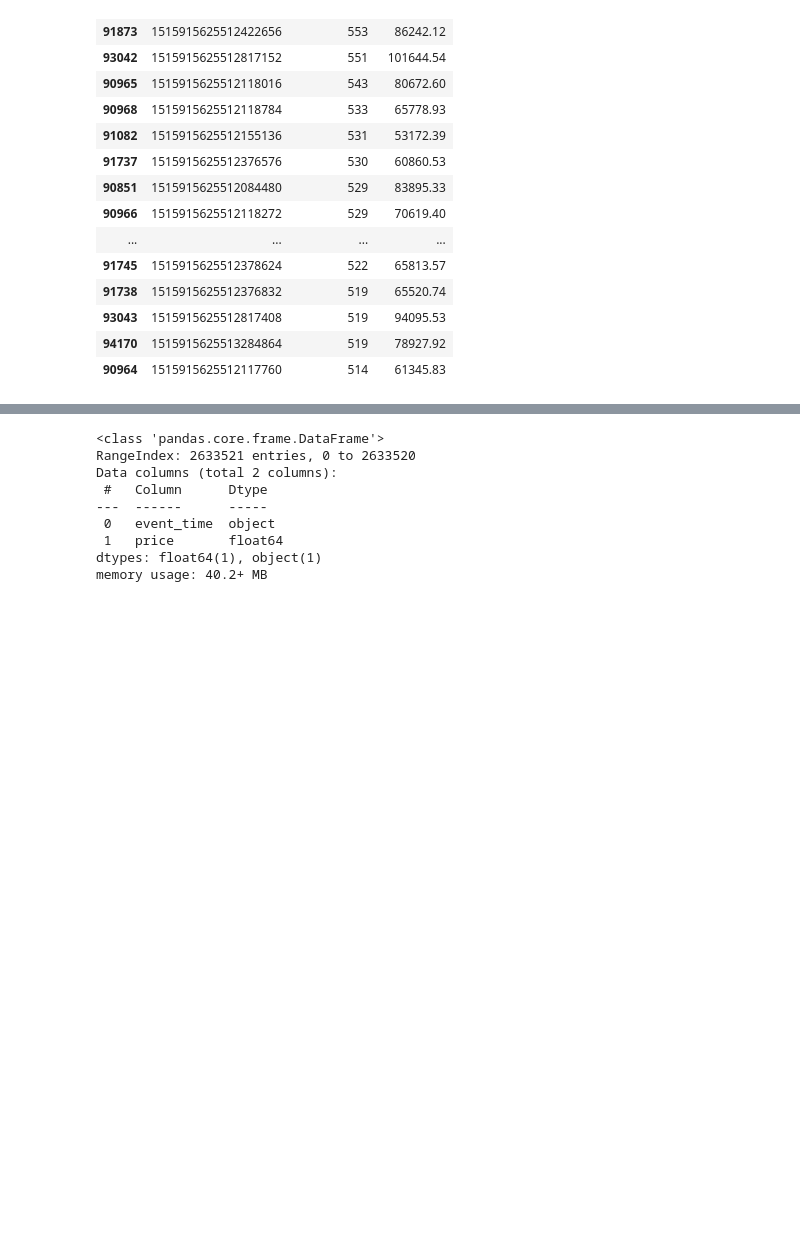
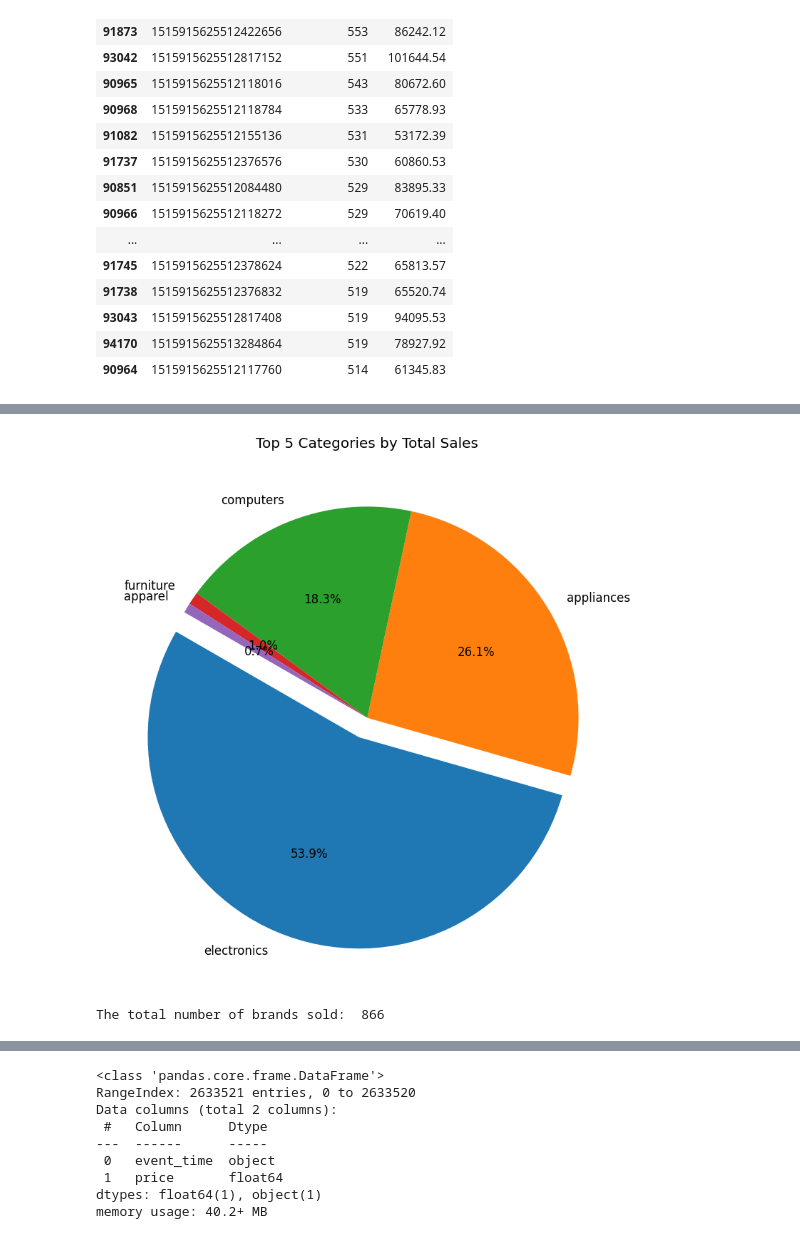
Before and after one commit to harimagar/Data-Science-Project, a Jupyter notebook: RecommendationSystem.ipynb, the cells around one changed output, grey strips where cells are left out. Cells and saved outputs as stored; diff of their text form; code cells hidden in the pictures; blank space fills up the shorter version.

```diff
--- a/RecommendationSystem.ipynb
+++ b/RecommendationSystem.ipynb
@@ -602,0 +643,6 @@ top_20_customers
+# %%
+# by total sales
+sales_category = data[data['category'] != 'unknown'].groupby('category').agg(
+    total_sales=('price', 'sum')
+).reset_index().sort_values('total_sales', ascending=False).reset_index(drop=True)
+sales_category.head(10)
@@ -602,0 +661,20 @@ top_20_customers
+# %%
+# Plot the pie plot for the top 5 categories by sales
+# extract the top 5 categories as labels
+labels = sales_category['category'][:5]
+# only "explode" the 1st slice (i.e. 'electronics')
+explode = (0.1, 0, 0, 0, 0)
+
+fig, ax = plt.subplots(figsize=(8, 8))
+ax.pie(x=sales_category.total_sales[:5], explode=explode, labels=labels, autopct='%1.1f%%', startangle=150)
+
+plt.title('Top 5 Categories by Total Sales')
+plt.tight_layout()
+plt.show()
+# %% [output]
+[figure, added]
+# %%
+# top 10 brands
+print('The total number of brands sold: ', data['brand'].nunique())
+# %% [output]
+The total number of brands sold:  866
```
Also changed, not shown: parts of 13 cells of this notebook.
